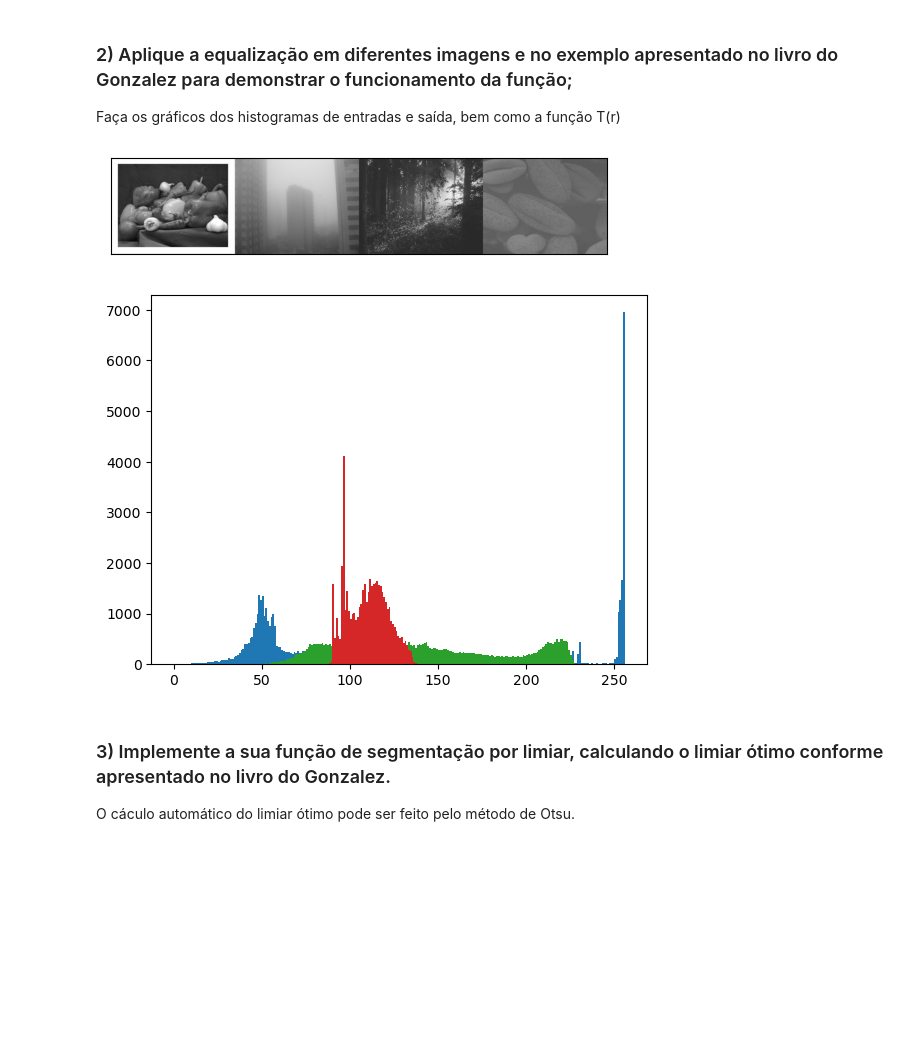
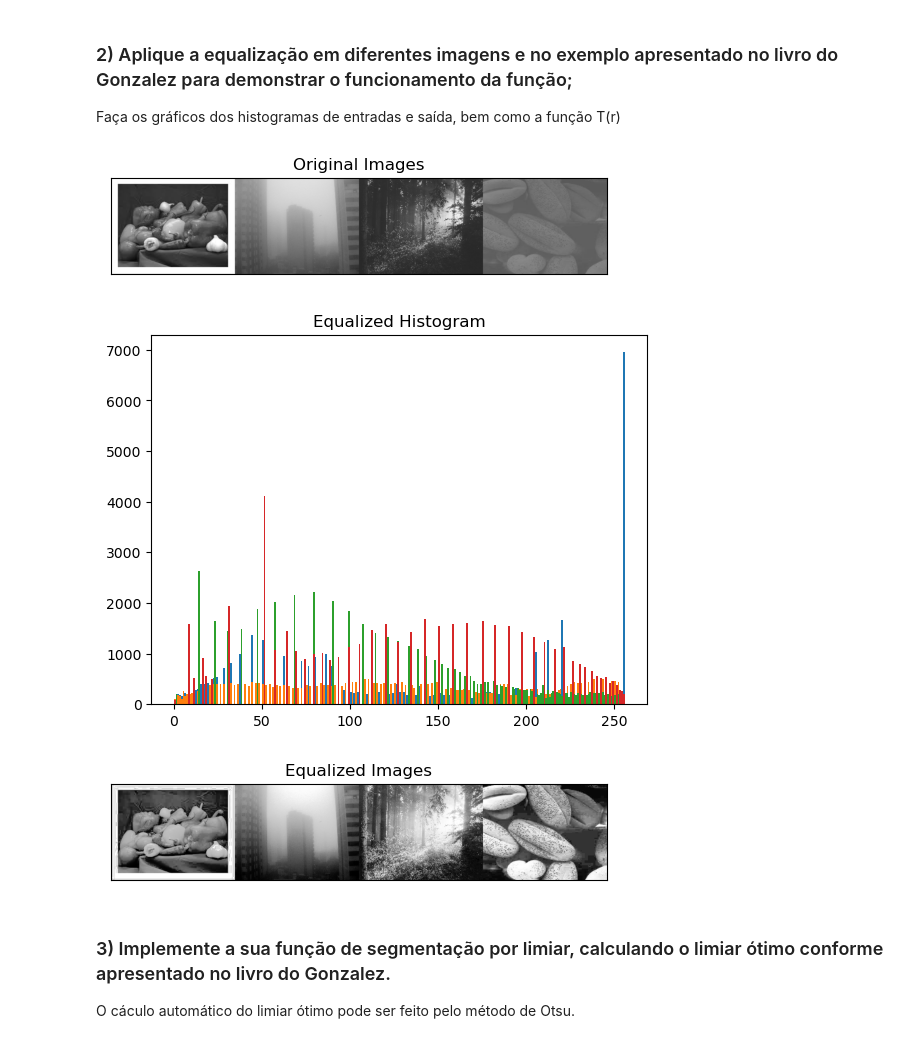
Before and after one commit to Adribom/VisComp22, a Jupyter notebook: Aula3/Exercicio3.ipynb, the cells around one changed output. Saved outputs shown, nothing was run; the diff lists cells and outputs as text; code cells hidden in the pictures; blank space fills up the shorter version.

```diff
--- a/Aula3/Exercicio3.ipynb
+++ b/Aula3/Exercicio3.ipynb
@@ -42,29 +42,49 @@ Faça os gráficos dos histogramas de entradas e saída, bem como a função T(r
 # %%
 # Aplicando em 4 imagens diferentes
 
 img1 = cv2.imread('images\\pimenta.jpg',0)
 img2 = cv2.imread('images\\fog.jpg',0)
 img3 = cv2.imread('images\\forest.jpg',0)
 img_gonzales = cv2.imread('images\\polen_gonzales.png',0)
 
 # igualando dimensões
 img2 = cv2.resize(img2, (img1.shape[1],img1.shape[0]))
 img3 = cv2.resize(img3, (img1.shape[1],img1.shape[0]))
 img_gonzales = cv2.resize(img_gonzales, (img1.shape[1],img1.shape[0]))
 
+# Equalizando os Histogramas
+img1_equalized = cv2.equalizeHist(img1)
+img2_equalized = cv2.equalizeHist(img2)
+img3_equalized = cv2.equalizeHist(img3)
+img_gonzales_equalized = cv2.equalizeHist(img_gonzales)
+
 res = np.hstack((img1,img2,img3,img_gonzales)) #Coloca imagem uma do lado da outra
 res = cv2.cvtColor(res, cv2.COLOR_BGR2RGB) # Converter a imagem de BGR para RGB
+plt.title('Original Images')
 plt.imshow(res)
 plt.xticks([]), plt.yticks([])  # Esconder eixo x e y
 plt.show()
 
-calc_plt(img1)
-calc_plt(img2)
-calc_plt(img2)
-calc_plt(img_gonzales)
+titles = ['Pimentas', 'Prédios com névoa', 'Floresta', 'Pólen']
+images = [img1, img2, img3, img_gonzales]
+
+calc_plt(img1_equalized)
+calc_plt(img2_equalized)
+calc_plt(img3_equalized)
+calc_plt(img_gonzales_equalized)
+plt.title('Equalized Histogram')
+plt.show()
+
+res_equalized = np.hstack((img1_equalized,img2_equalized,img3_equalized,img_gonzales_equalized)) #Coloca imagem uma do lado da outra
+res_equalized = cv2.cvtColor(res_equalized, cv2.COLOR_BGR2RGB) # Converter a imagem de BGR para RGB
+plt.title('Equalized Images')
+plt.imshow(res_equalized)
+plt.xticks([]), plt.yticks([])  # Esconder eixo x e y
+plt.show()
 # %% [output]
-[figure, old version]
+[figure, new version]
-[figure, old version]
+[figure, new version]
+[figure, added]
 # %% [markdown]
 ### 3) Implemente a sua função de segmentação por limiar, calculando o limiar ótimo conforme apresentado no livro do Gonzalez.
 O cáculo automático do limiar ótimo pode ser feito pelo método de Otsu.
```
Also changed, not shown: parts of 1 cell of this notebook, 3 other files.
